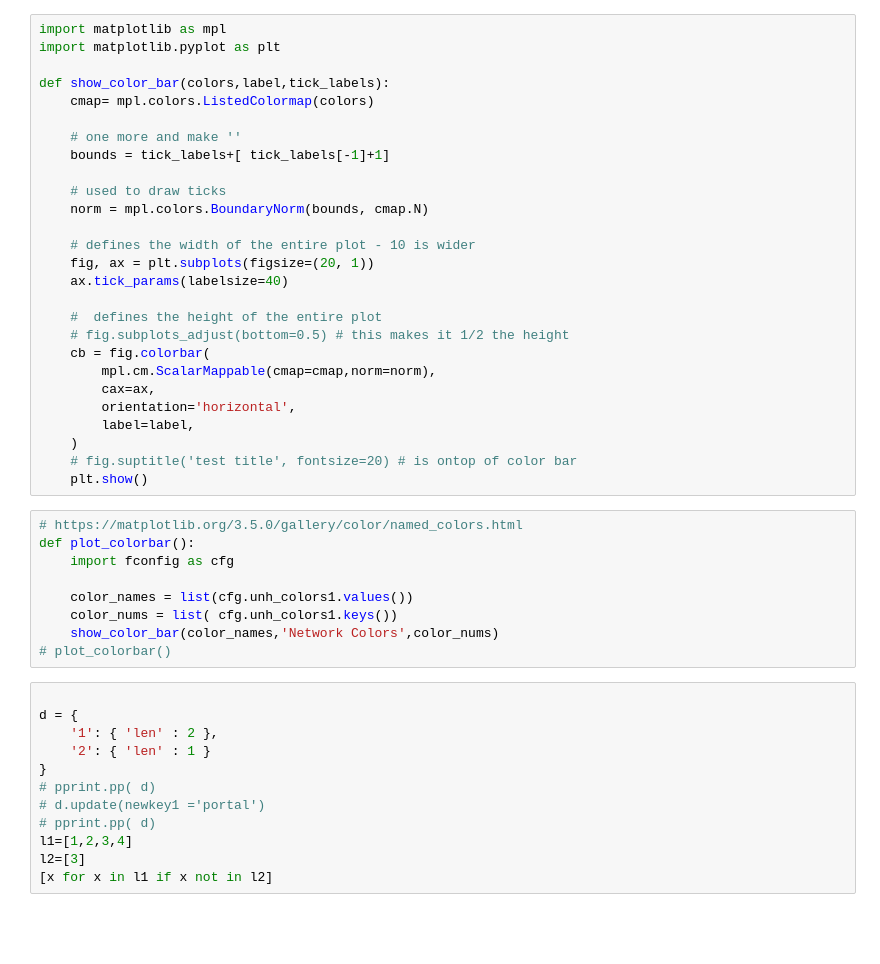
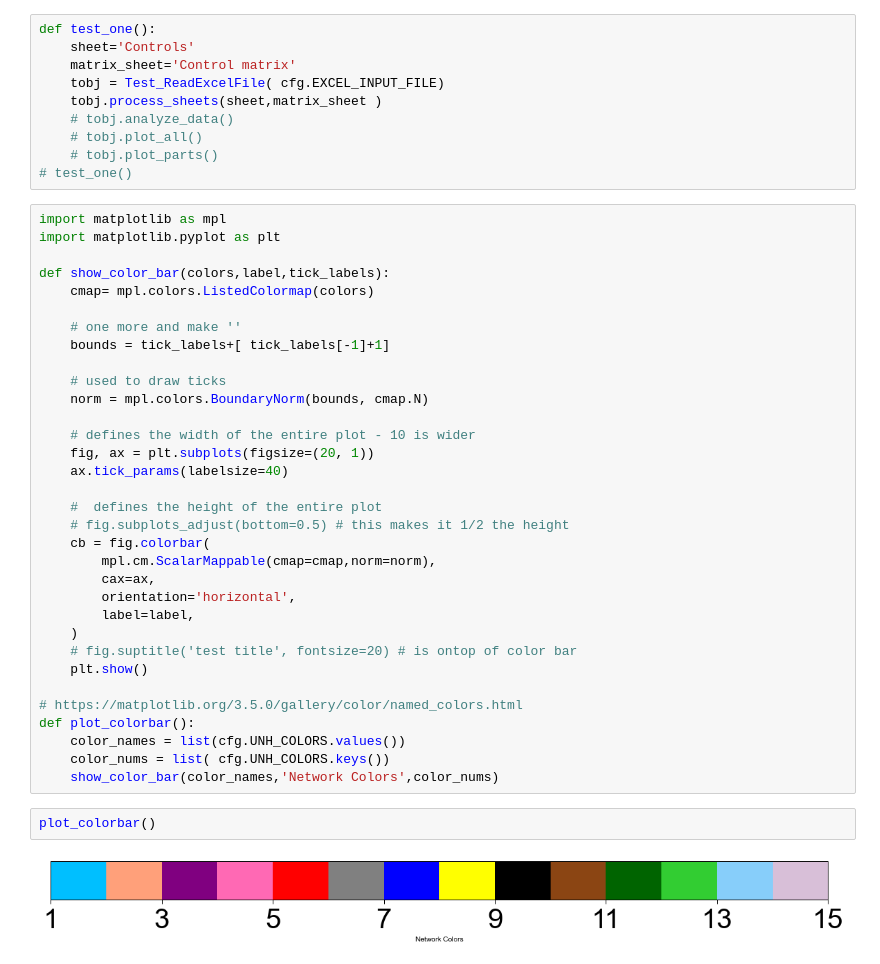
Before and after one commit to britzinger/unh_mod1.0, a Jupyter notebook: main.ipynb, the cells around one changed output. Saved outputs shown, nothing was run; the diff lists cells and outputs as text; blank space fills up the shorter version.

```diff
--- a/main.ipynb
+++ b/main.ipynb
@@ -657,3 +659,13 @@ def test_read_excel(sheet,matrix_sheet):
+# %%
+def test_one():
+    sheet='Controls'
+    matrix_sheet='Control matrix'
+    tobj = Test_ReadExcelFile( cfg.EXCEL_INPUT_FILE)
+    tobj.process_sheets(sheet,matrix_sheet )
+    # tobj.analyze_data()
+    # tobj.plot_all()
+    # tobj.plot_parts()
+# test_one()
 # %%
 import matplotlib as mpl
 import matplotlib.pyplot as plt
@@ -681,24 +693,13 @@ def show_color_bar(colors,label,tick_labels):
     )
     # fig.suptitle('test title', fontsize=20) # is ontop of color bar
     plt.show()
+
+# https://matplotlib.org/3.5.0/gallery/color/named_colors.html
+def plot_colorbar():
+    color_names = list(cfg.UNH_COLORS.values())
+    color_nums = list( cfg.UNH_COLORS.keys())
+    show_color_bar(color_names,'Network Colors',color_nums)
-# %%
-# https://matplotlib.org/3.5.0/gallery/color/named_colors.html
-def plot_colorbar():
-    import fconfig as cfg
-
-    color_names = list(cfg.unh_colors1.values())
-    color_nums = list( cfg.unh_colors1.keys())
-    show_color_bar(color_names,'Network Colors',color_nums)
-# plot_colorbar()
-# %%
-
-d = {
-    '1': { 'len' : 2 },
-    '2': { 'len' : 1 }
-}
-# pprint.pp( d)
-# d.update(newkey1 ='portal')
-# pprint.pp( d)
-l1=[1,2,3,4]
-l2=[3]
-[x for x in l1 if x not in l2]
+# %%
+plot_colorbar()
+# %% [output]
+[figure, added]
```
Also changed, not shown: parts of 9 cells of this notebook, 1 other file.
